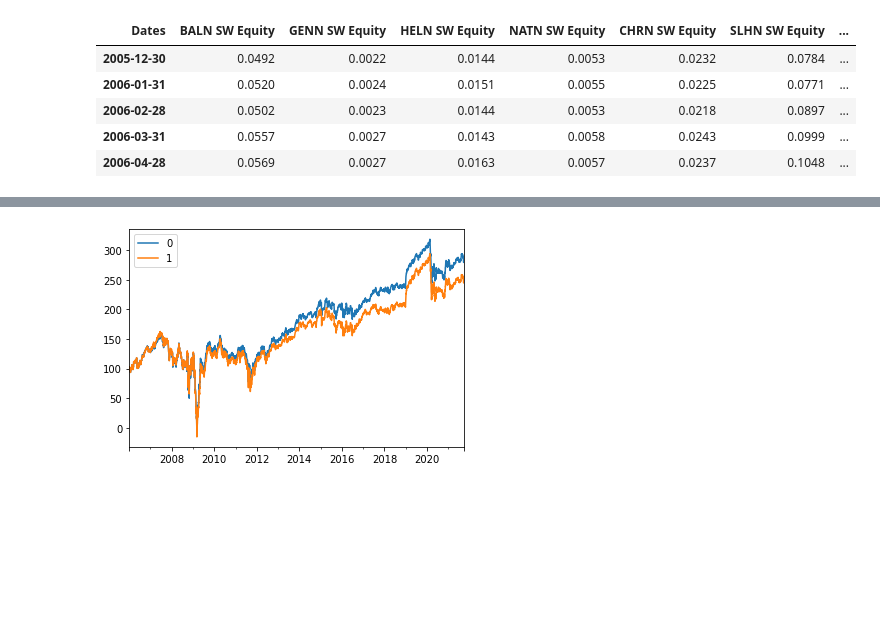
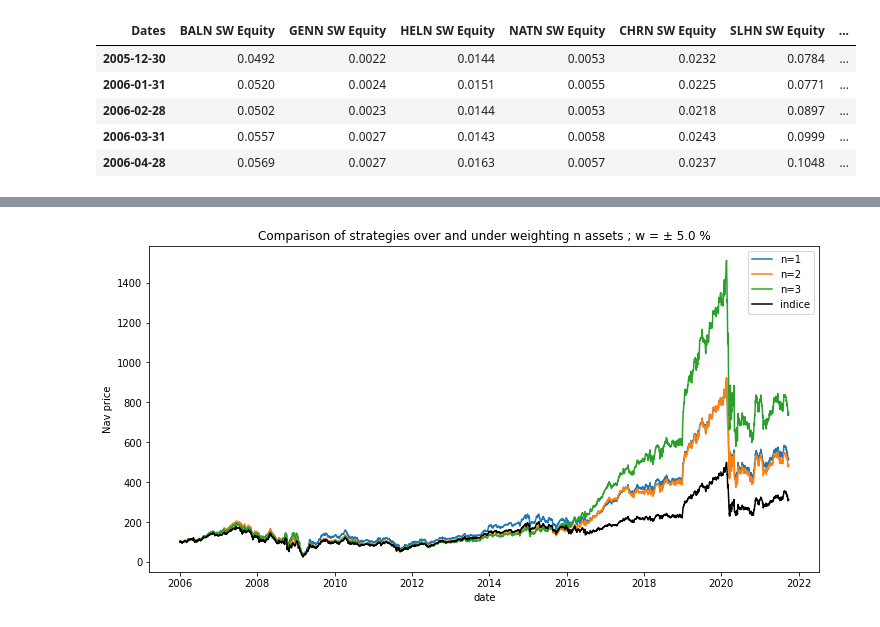
Before and after one commit to lacoupe/BCVS, a Jupyter notebook: SW/SW_data.ipynb, the cells around one changed output, grey strips where cells are left out. Saved outputs shown, nothing was run; the diff lists cells and outputs as text; code cells hidden in the pictures; blank space fills up the shorter version.

```diff
--- a/SW/SW_data.ipynb
+++ b/SW/SW_data.ipynb
@@ -79,7 +63,0 @@ comb_ratio_nl = comb_ratio_nl.reindex(index=indice_weight.index, method='ffill')
-# %%
-for i, df in enumerate([cf_to_inc, incr_oper_margin, comb_ratio_nl]):
-    ratio_weight_temp = ratio_to_weight(df)
-    if i == 0:
-        ratio_weight = ratio_weight_temp
-    else:
-        ratio_weight = ratio_weight.add(ratio_weight_temp)
@@ -104,4 +115,21 @@ total return from 2006 : 148.0 %
-# %%
-plot_comparison(perf_weighted, perf_weighted_new)
-# %% [output]
-[figure, removed]
+# %%
+N = 3
+weight = 0.05
+df_n_prices = pd.DataFrame()
+for n in range(1,N+1):
+    ratio_weight = excel_to_total_weight(all_df_ratio, n=n, weight=weight)
+    new_weight = indice_weight.add(ratio_weight)
+    new_weight_all = new_weight.reindex(index=tickers_perf.index, method='ffill')
+    perf_weighted = tickers_perf.mul(new_weight_all)
+    price = 100 * ((perf_weighted.sum(axis=1) + 1).cumprod())
+    df_n_prices['n=' + str(n)] = price
+# %%
+plt.figure(figsize=(12,6))
+sns.lineplot(data=df_n_prices, lw=1.5, palette='tab10', dashes=False)
+sns.lineplot(data=indice_price, lw=1.5, label='indice', color='black')
+plt.title('Comparison of strategies over and under weighting n assets ; w = ± ' + str(100 * weight) + ' %')
+plt.xlabel('date')
+plt.ylabel('Nav price')
+plt.show()
+# %% [output]
+[figure, added]
```
Also changed, not shown: parts of 23 cells of this notebook, 2 other files.
